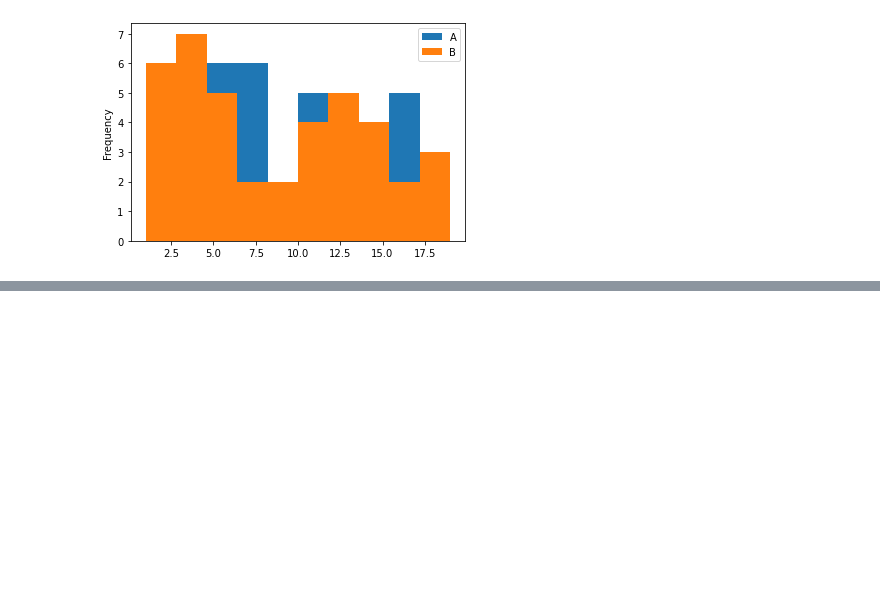
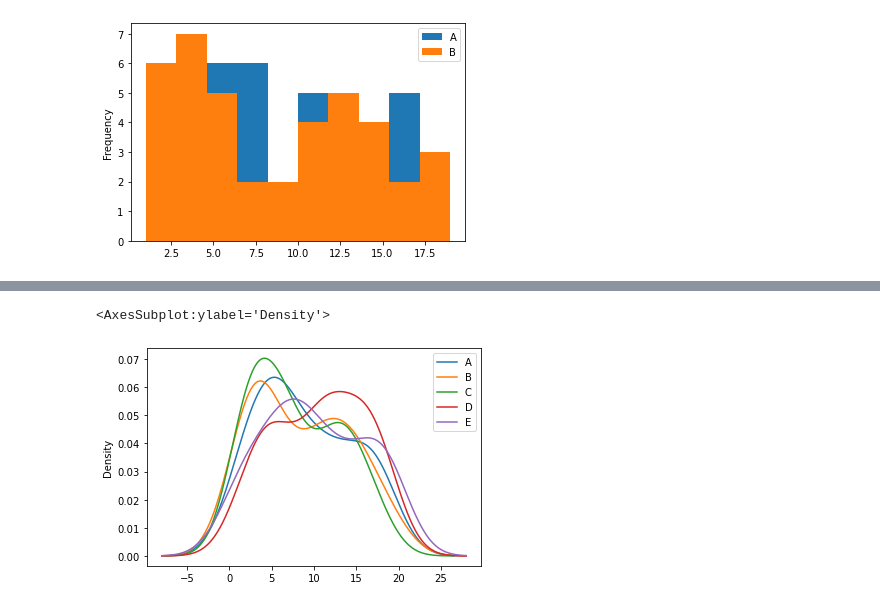
Before and after one commit to jstinlie/BelajarPandas, a Jupyter notebook: pandas32.ipynb, the cells around one changed output, grey strips where cells are left out. Drawn from its saved outputs; the diff is of its cells as text; code cells hidden in the pictures; blank space fills up the shorter version.

Commit message:
Kernel Density Estimation (KDE)

```diff
--- a/pandas32.ipynb
+++ b/pandas32.ipynb
@@ -140,0 +152,5 @@ df[['A', 'B']].plot(kind='hist')
+# %%
+df.plot(kind='kde')
+# %% [output]
+<AxesSubplot:ylabel='Density'>
+[figure, added]
```
Also changed, not shown: parts of 2 cells of this notebook.
